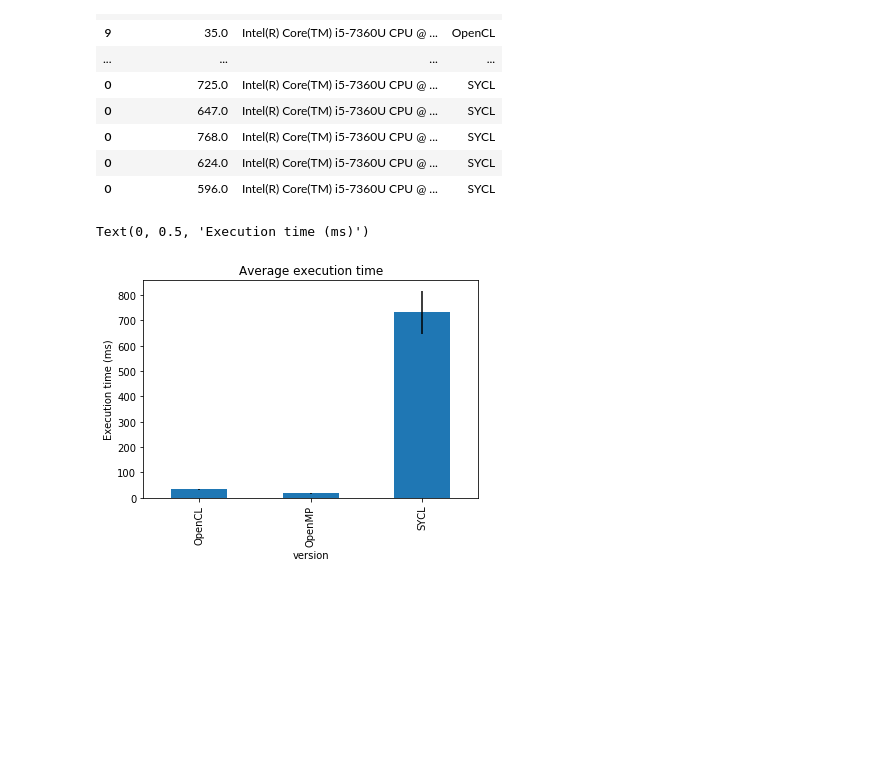
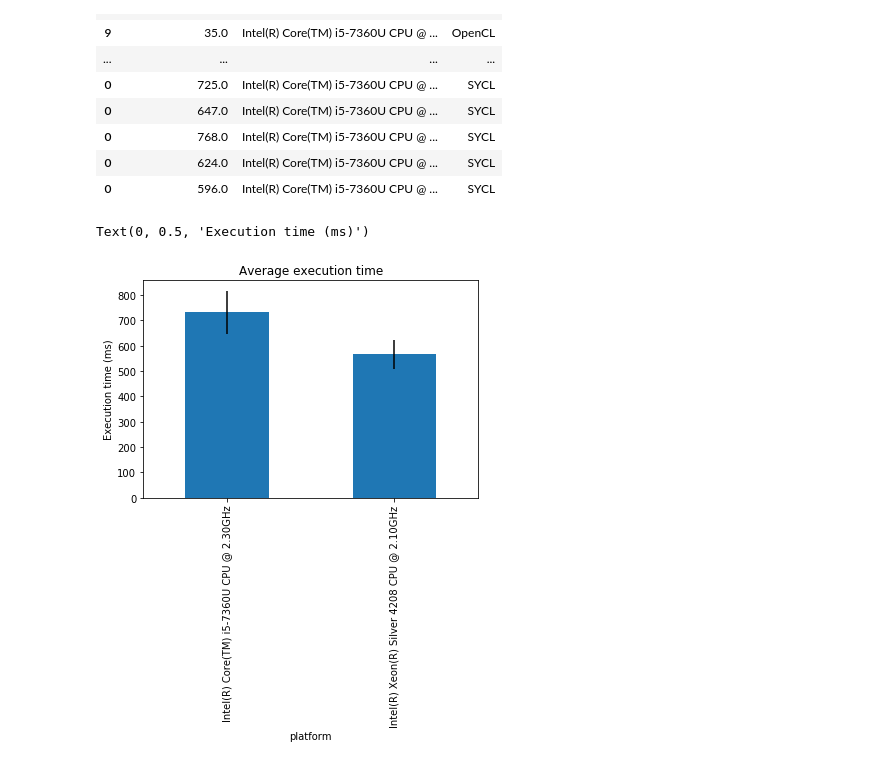
Before and after one commit to menotti/oil_gas_fpga, a Jupyter notebook: apps/27stencil/27stencil.ipynb, the cells around one changed output. Drawn from its saved outputs; the diff is of its cells as text; code cells hidden in the pictures; blank space fills up the shorter version.

```diff
--- a/apps/27stencil/27stencil.ipynb
+++ b/apps/27stencil/27stencil.ipynb
@@ -131,12 +152,12 @@ df
 # %%
 # Plot results
 df = pd.read_csv(FILENAME)
-by_version = df.groupby(by="version", sort=False)
+by_version = df[df.version == 'SYCL'].groupby(by="platform", sort=False)
 avg_time = by_version.mean()
 std = by_version.std()
 plt = avg_time.plot(legend=False, kind="bar", yerr=std)
 plt.set_title("Average execution time")
 plt.set_ylabel("Execution time (ms)")
 # %% [output]
 Text(0, 0.5, 'Execution time (ms)')
-[figure, old version]
+[figure, new version]
```
Also changed, not shown: parts of 4 cells of this notebook, 5 other files.
